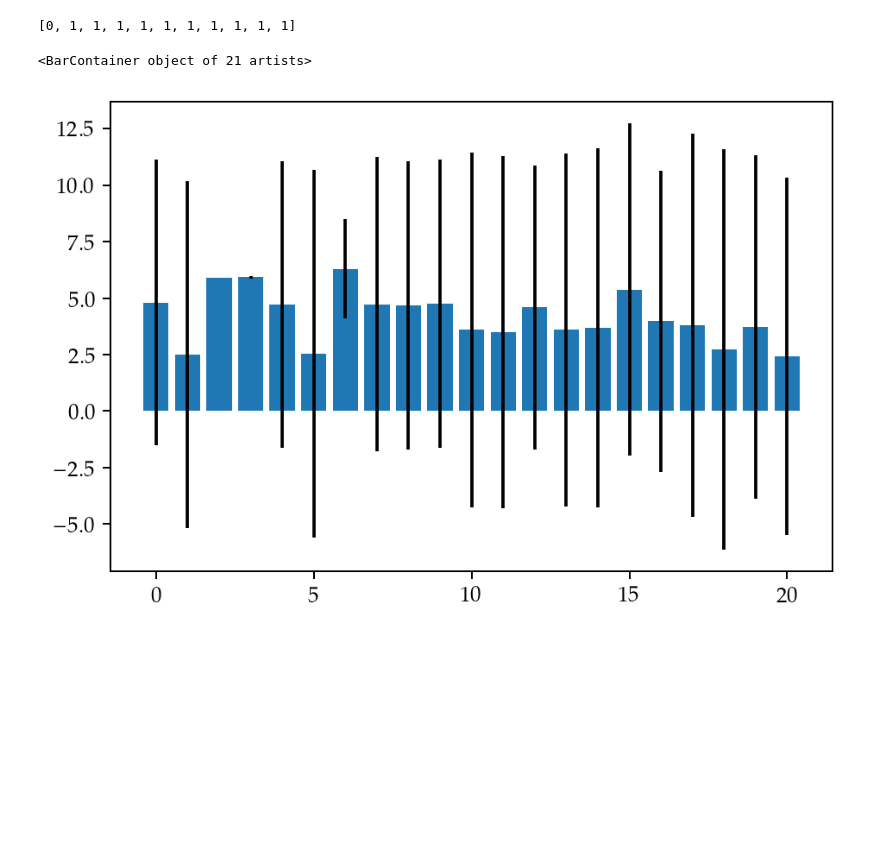
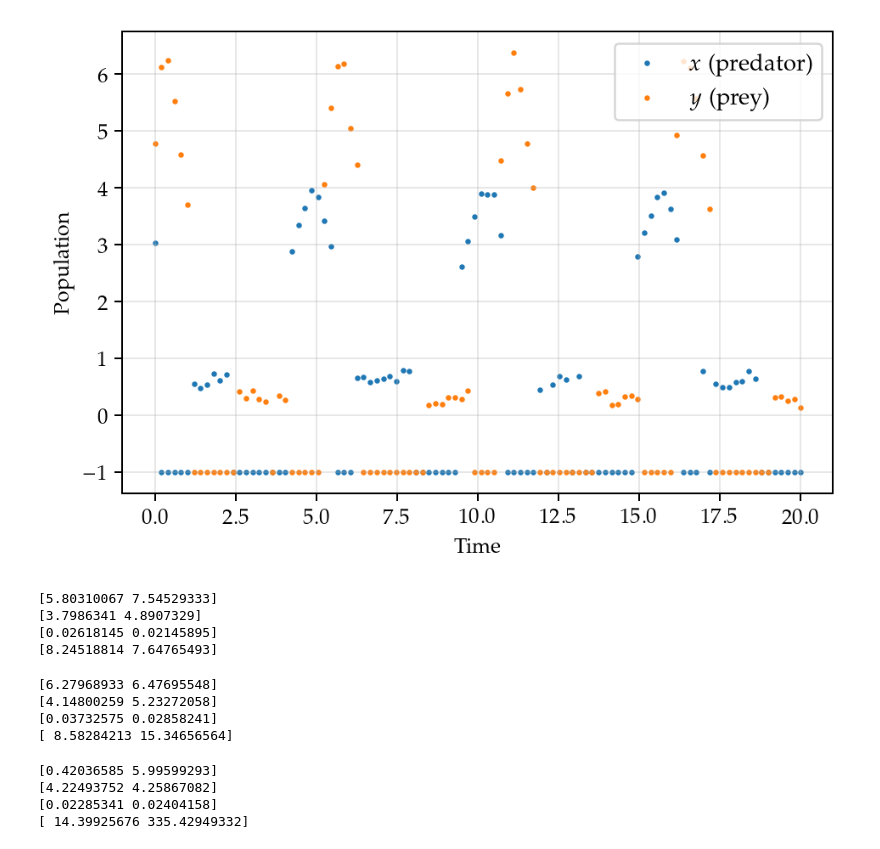
Before and after one commit to Maloup/stochastic-simulation-assignment3, a Jupyter notebook: Critical data points analysis.ipynb, the cells around one changed output. Cells and saved outputs as stored; diff of their text form; code cells hidden in the pictures; blank space fills up the shorter version.

Commit message:
Specil Data removal

```diff
--- a/Critical data points analysis.ipynb
+++ b/Critical data points analysis.ipynb
@@ -37,3 +40,13 @@ def generate_truncated_datasets(P, col):
+# %%
+plt.scatter(t, P_trunc_min_50[:,0], s=2.5, label="$x$ (predator)")
+plt.scatter(t, P_trunc_min_50[:,1], s=2.5, label="$y$ (prey)")
+plt.ylabel("Population")
+plt.xlabel("Time")
+plt.legend()
+plt.grid(alpha=0.3)
+plt.show()
+# %% [output]
+[figure, added]
 # %%
 def vary_truncation(trunc_datasets, P, t, rv, n_sim=100, T_start=200, T_steps=2000):
     manager = mp.Manager()
@@ -59,33 +72,3 @@ def vary_truncation(trunc_datasets, P, t, rv, n_sim=100, T_start=200, T_steps=20
         p.join()
 
     return [list(t) for t in results], trunc_datasets
-# %%
-%%time
-if True:
-    with shelve.open("Arrays/single_data_removal") as shelf:
-        n_sim = 100
-
-        t, P = get_predator_prey_data()
-
-        np.random.seed(23932)
-
-        # truncate x timeseries
-        trunc_datasets_x = generate_truncated_datasets(P, 0)[:11]
-        print([get_n_removed_points(p) for p in trunc_datasets_x])
-        rv = [1, 1, 0.2, 1]
-
-        costs_x, datasets_x = vary_truncation(trunc_datasets_x, P, t, rv, n_sim=n_sim)
-        shelf["data_removal_costs_x"] = costs_x
-        shelf["datasets_x"] = datasets_x
-
-        # truncate y timeseries
-        trunc_datasets_y = generate_truncated_datasets(P, 1)[:11]
-        print([get_n_removed_points(p) for p in trunc_datasets_y])
-
-        costs_y, datasets_y = vary_truncation(trunc_datasets_y, P, t, rv, n_sim=n_sim)
-        shelf["data_removal_costs_y"] = costs_y
-        shelf["datasets_y"] = datasets_y
-
-        shelf.close()
-# %% [output]
-[0, 1, 1, 1, 1, 1, 1, 1, 1, 1, 1]
@@ -95,5 +74,0 @@ means = np.mean(costs_y, axis=1)
-# %%
-plt.bar(range(0, 21), means, yerr=a)
-# %% [output]
-<BarContainer object of 21 artists>
-[figure, removed]
@@ -99,0 +106,30 @@ plt.bar(range(0, 21), means, yerr=a)
+# %%
+print(np.median(results_20, axis = 1))
+print(np.mean(results_20, axis = 1))
+print(np.min(results_20, axis = 1))
+print(np.max(results_20, axis = 1))
+# %% [output]
+[5.80310067 7.54529333]
+[3.7986341 4.8907329]
+[0.02618145 0.02145895]
+[8.24518814 7.64765493]
+# %%
+print(np.median(results_50, axis = 1))
+print(np.mean(results_50, axis = 1))
+print(np.min(results_50, axis = 1))
+print(np.max(results_50, axis = 1))
+# %% [output]
+[6.27968933 6.47695548]
+[4.14800259 5.23272058]
+[0.03732575 0.02858241]
+[ 8.58284213 15.34656564]
+# %%
+print(np.median(results_70, axis = 1))
+print(np.mean(results_70, axis = 1))
+print(np.min(results_70, axis = 1))
+print(np.max(results_70, axis = 1))
+# %% [output]
+[0.42036585 5.99599293]
+[4.22493752 4.25867082]
+[0.02285341 0.02404158]
+[ 14.39925676 335.42949332]
```
Also changed, not shown: parts of 7 cells of this notebook, 6 other files.
